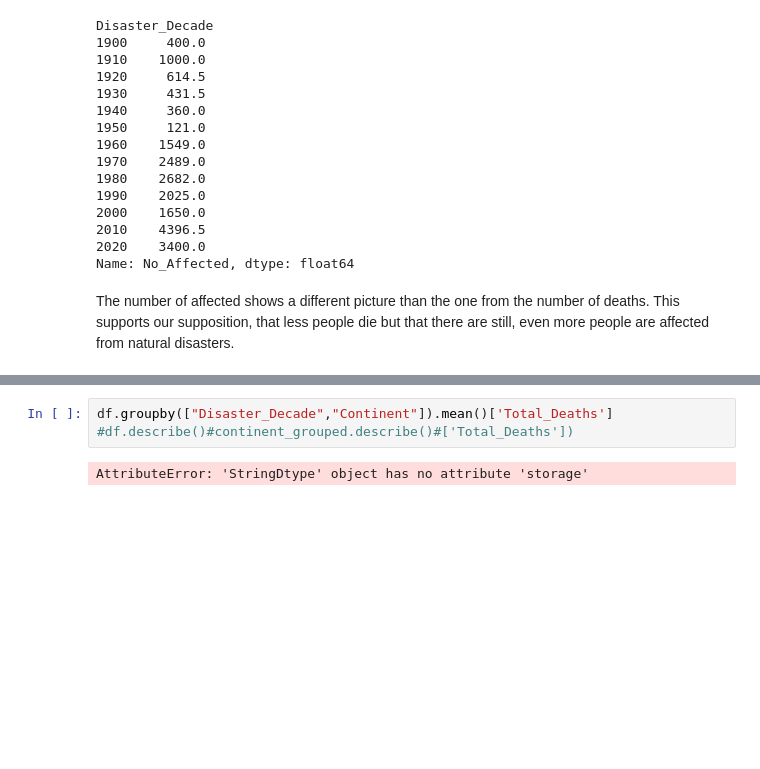
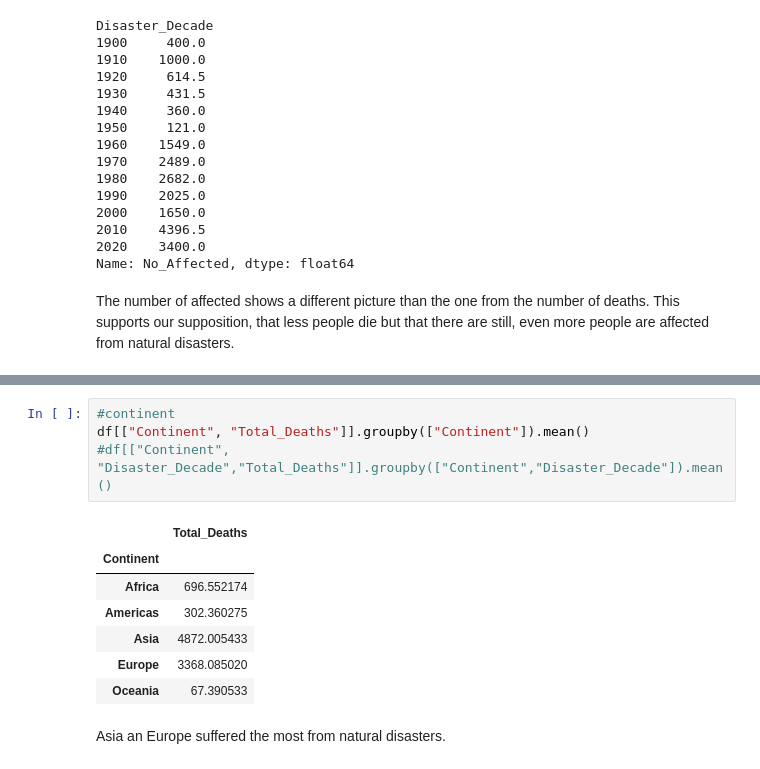
Before and after one commit to r-Files/DOPP, a Jupyter notebook: jupyter_notebooks/lab_question_a.ipynb, the cells around one changed output, grey strips where cells are left out. Drawn from its saved outputs; the diff is of its cells as text; blank space fills up the shorter version.

```diff
--- a/jupyter_notebooks/lab_question_a.ipynb
+++ b/jupyter_notebooks/lab_question_a.ipynb
@@ -227,6 +252,15 @@ Trends: Have a look, why the number of deaths in the 1920th is so high.
 # %%
-df.groupby(["Disaster_Decade","Continent"]).mean()['Total_Deaths']
-#df.describe()#continent_grouped.describe()#['Total_Deaths'])
+#continent
+df[["Continent", "Total_Deaths"]].groupby(["Continent"]).mean()
+#df[["Continent", "Disaster_Decade","Total_Deaths"]].groupby(["Continent","Disaster_Decade"]).mean()
 # %% [output]
-AttributeError: 'StringDtype' object has no attribute 'storage'
+|  | Total_Deaths |
+| Continent |  |
+| Africa | 696.552174 |
+| Americas | 302.360275 |
+| Asia | 4872.005433 |
+| Europe | 3368.085020 |
+| Oceania | 67.390533 |
+# %% [markdown]
+Asia an Europe suffered the most from natural disasters.
 # %%
```
Also changed, not shown: parts of 9 cells of this notebook.
